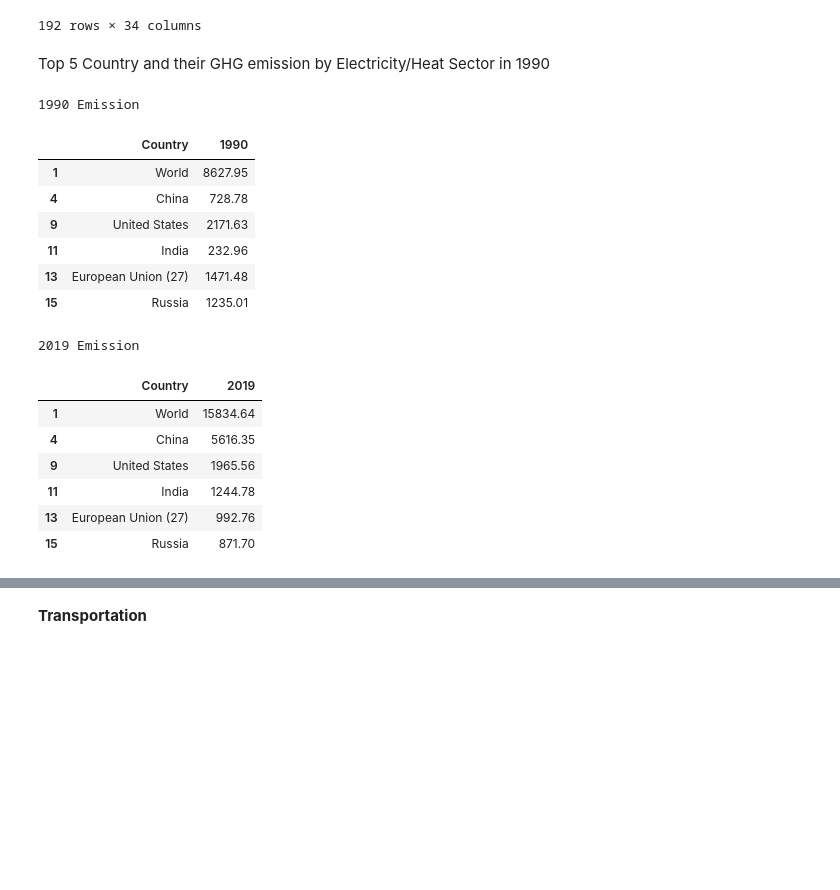
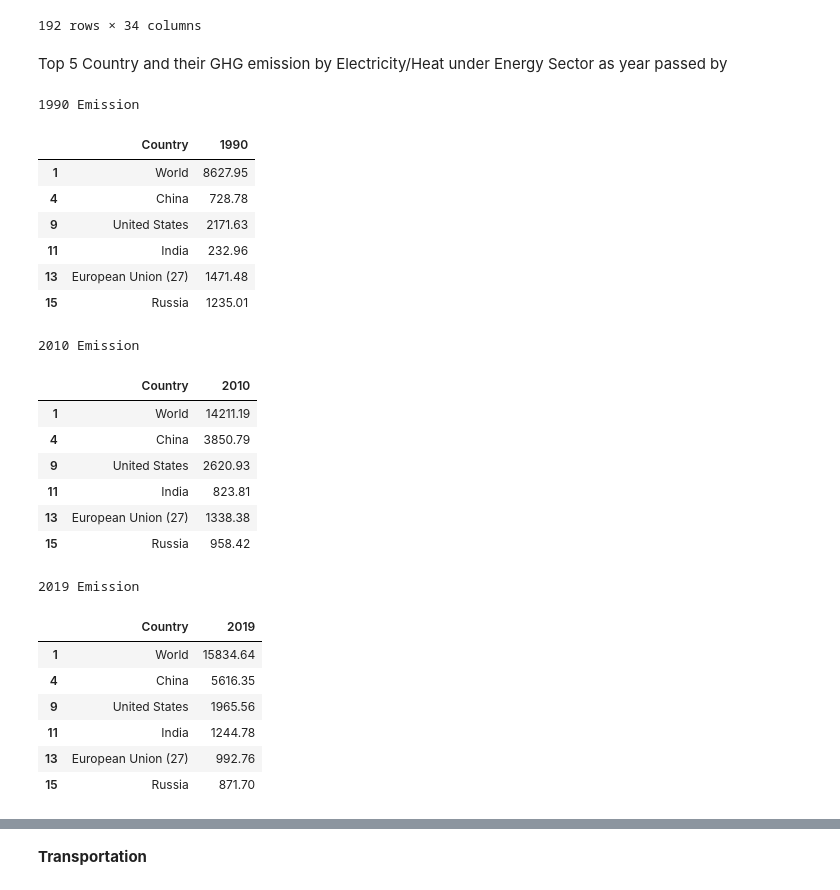
Before and after one commit to KJLumalang/ITBA-3206_Planeteers, a Jupyter notebook: ITBA_3206_Planeteers.ipynb, the cells around one changed output, grey strips where cells are left out. Saved outputs shown, nothing was run; the diff lists cells and outputs as text; code cells hidden in the pictures; blank space fills up the shorter version.

```diff
--- a/ITBA_3206_Planeteers.ipynb
+++ b/ITBA_3206_Planeteers.ipynb
@@ -202,26 +244,47 @@ display(electricity_data)
 | 578 | Uganda | Electricity/Heat | ... | 0.0 | 0.0 |
 192 rows × 34 columns
 # %% [markdown]
-Top 5 Country and their GHG emission by Electricity/Heat Sector in 1990
+Top 5 Country and their GHG emission by Electricity/Heat under Energy Sector as year passed by
 # %%
+from IPython.display import HTML, display
+
+display(HTML("""
+<style>
+#output-body {
+    display: flex;
+    align-items: center;
+    justify-content: center;
+}
+</style>
+"""))
 print("1990 Emission")
 display(electricity_data.loc[0:20,["Country","1990"]], )
+print("2010 Emission")
+display(electricity_data.loc[0:20,["Country","2010"]], )
 print("2019 Emission")
 display(electricity_data.loc[0:20,["Country","2019"]], )
 # %% [output]
 1990 Emission
 |  | Country | 1990 |
 | 1 | World | 8627.95 |
 | 4 | China | 728.78 |
 | 9 | United States | 2171.63 |
 | 11 | India | 232.96 |
 | 13 | European Union (27) | 1471.48 |
 | 15 | Russia | 1235.01 |
-2019 Emission
+2010 Emission
-|  | Country | 2019 |
-| 1 | World | 15834.64 |
-| 4 | China | 5616.35 |
-| 9 | United States | 1965.56 |
-| 11 | India | 1244.78 |
-| 13 | European Union (27) | 992.76 |
-| 15 | Russia | 871.70 |
+|  | Country | 2010 |
+| 1 | World | 14211.19 |
+| 4 | China | 3850.79 |
+| 9 | United States | 2620.93 |
+| 11 | India | 823.81 |
+| 13 | European Union (27) | 1338.38 |
+| 15 | Russia | 958.42 |
+2019 Emission
+|  | Country | 2019 |
+| 1 | World | 15834.64 |
+| 4 | China | 5616.35 |
+| 9 | United States | 1965.56 |
+| 11 | India | 1244.78 |
+| 13 | European Union (27) | 992.76 |
+| 15 | Russia | 871.70 |
```
Also changed, not shown: parts of 13 cells of this notebook.
